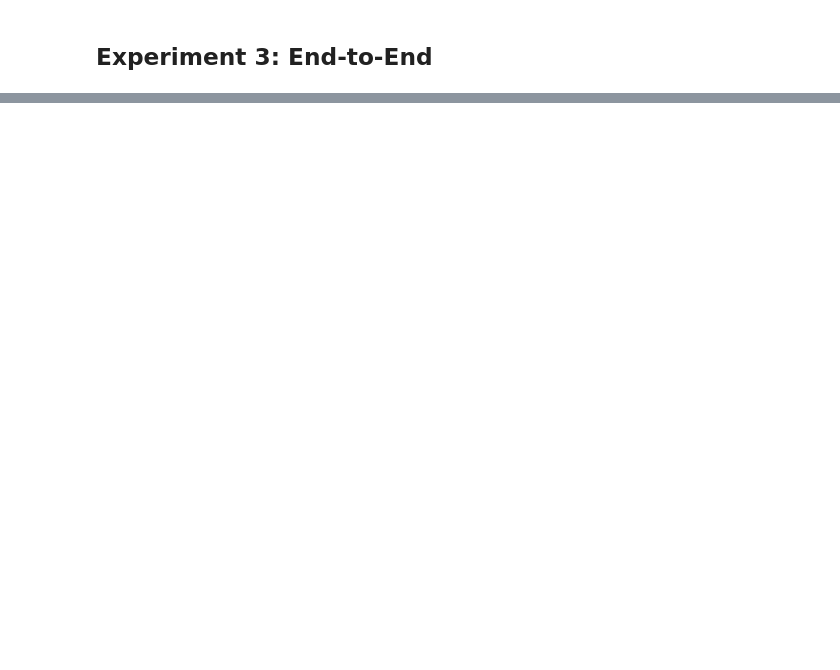
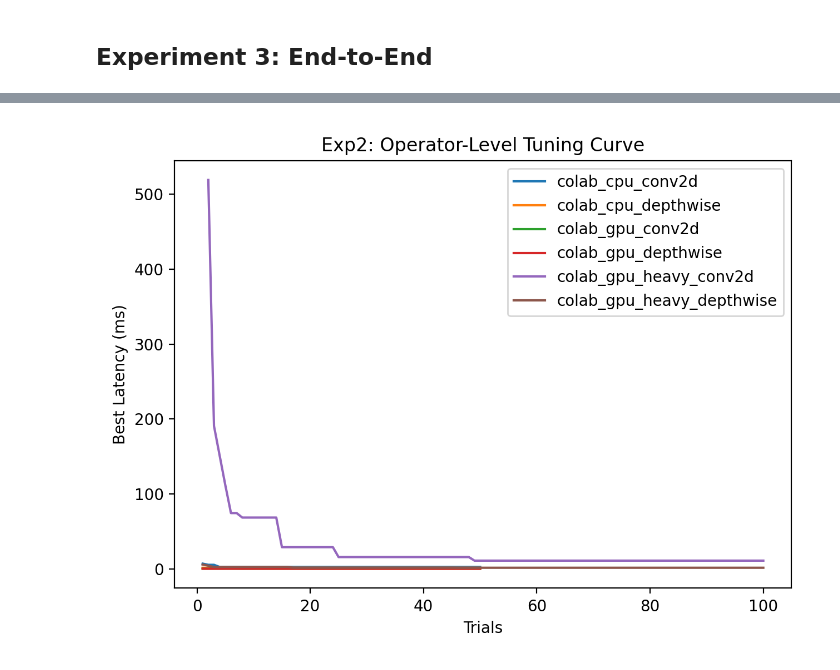
Before and after one commit to baoyunfan0101/tvm-osdi18-reproduction, a Jupyter notebook: pipeline_colab.ipynb, the cells around one changed output, grey strips where cells are left out. Drawn from its saved outputs; the diff is of its cells as text; code cells hidden in the pictures; blank space fills up the shorter version.

```diff
--- a/pipeline_colab.ipynb
+++ b/pipeline_colab.ipynb
@@ -116,0 +309,5 @@ display(Image(str(EXP3_RESULTS_DIR / "end2end.png")))
+# %%
+#@title Display
+display(Image(str(EXP2_RESULTS_DIR / "tuning_curve.png")))
+# %% [output]
+[figure, added]
```
Also changed, not shown: parts of 25 cells of this notebook, 6 other files.
